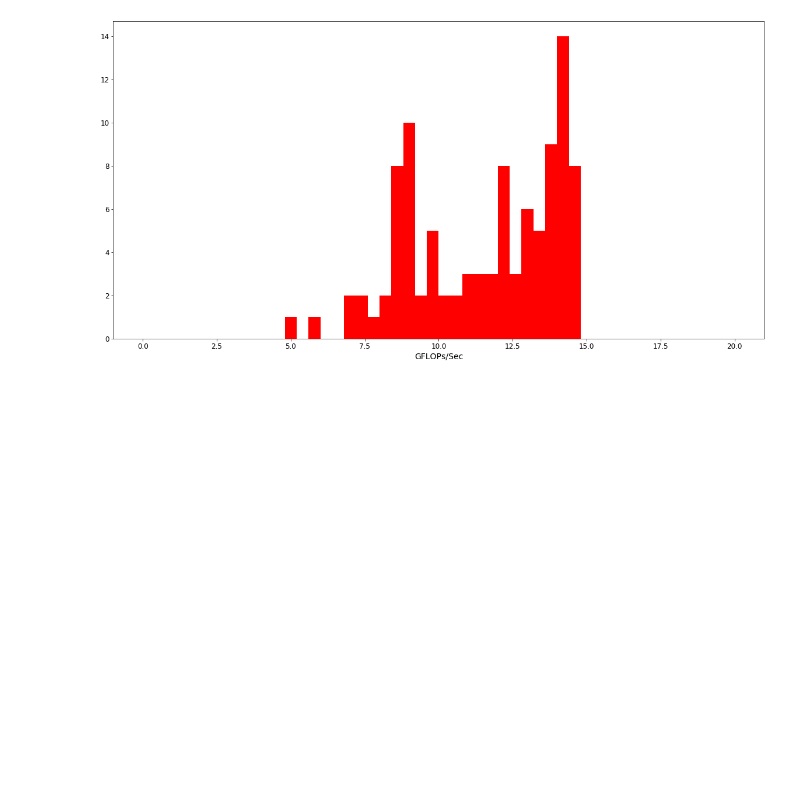
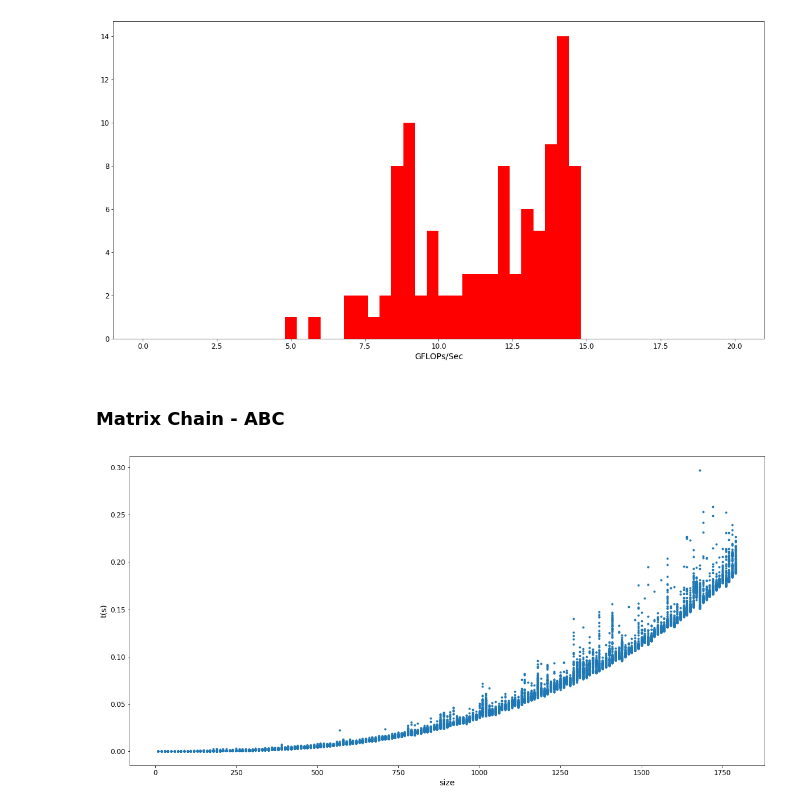
Before and after one commit to as641651/linnea, a Jupyter notebook: test_julia/Noise_analysis_2.ipynb, the cells around one changed output. Cells and saved outputs as stored; diff of their text form; code cells hidden in the pictures; blank space fills up the shorter version.

```diff
--- a/test_julia/Noise_analysis_2.ipynb
+++ b/test_julia/Noise_analysis_2.ipynb
@@ -195,3 +211,9 @@ def plot_hist_quantile(log,size,l=0,u=20,b=1000):
 plot_hist_quantile("quantile_perf.txt",1250,l=0,u=20,b=50)
 # %% [output]
 [figure]
+# %% [markdown]
+### Matrix Chain - ABC
+# %%
+plot_quantile("log_noise/matchain_10_1790.txt")
+# %% [output]
+[figure, added]
```
Also changed, not shown: parts of 39 cells of this notebook, 1 other file.
